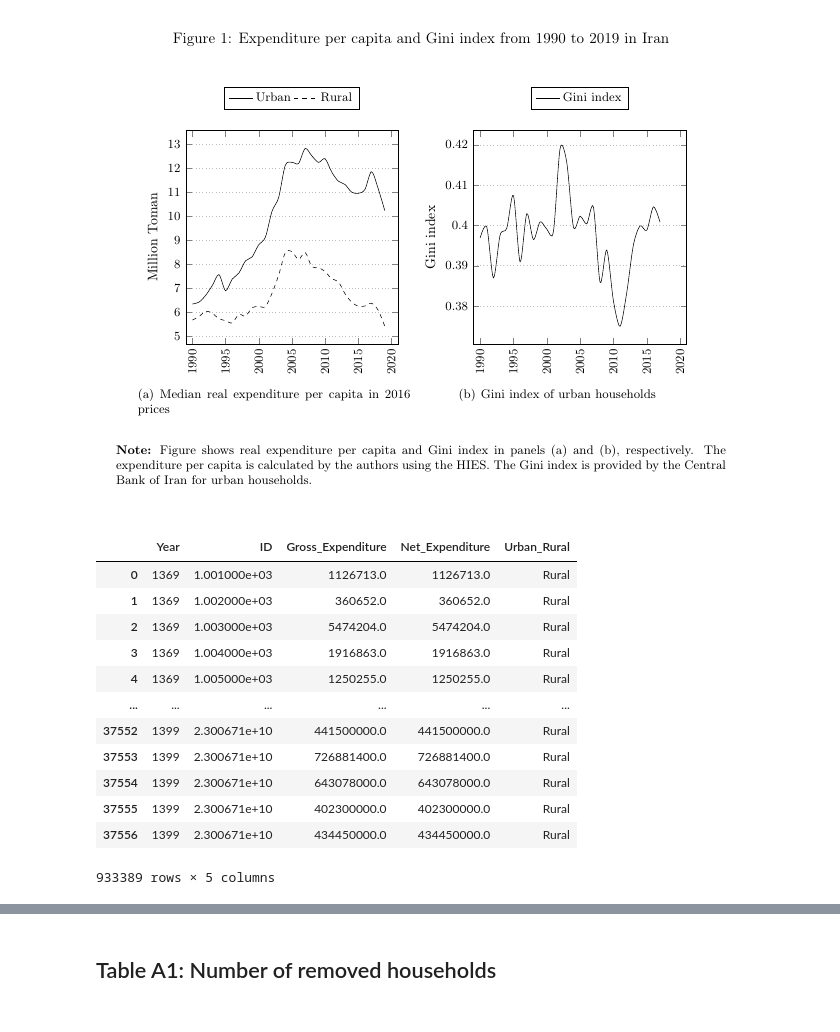
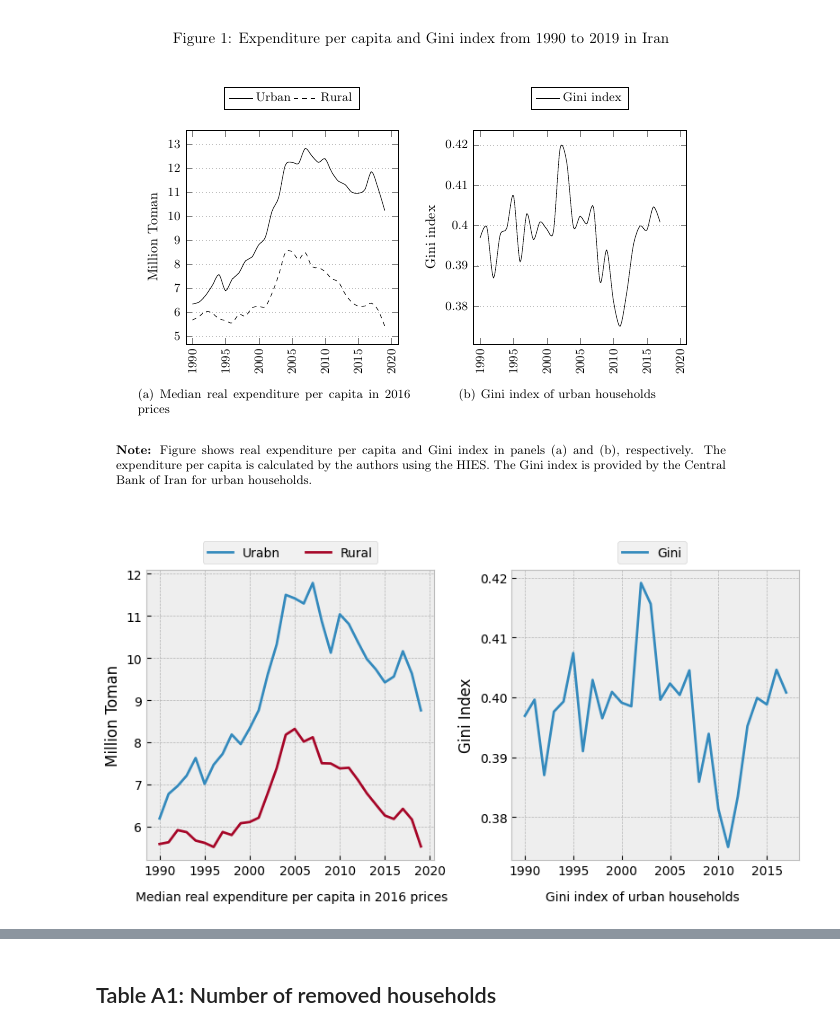
Before and after one commit to Iran-Open-Data/HBSIR_OLD, a Jupyter notebook: knowladge_base/amanzadeh_naser/amanzadeh_heydari_2023/main_article.ipynb, the cells around one changed output, grey strips where cells are left out. Saved outputs shown, nothing was run; the diff lists cells and outputs as text; code cells hidden in the pictures.

```diff
--- a/knowladge_base/amanzadeh_naser/amanzadeh_heydari_2023/main_article.ipynb
+++ b/knowladge_base/amanzadeh_naser/amanzadeh_heydari_2023/main_article.ipynb
@@ -266,22 +202,45 @@ expenditure_quantile_table
 report_pages[18].crop((100, 300, 750, 800))
 # %% [output]
 [figure]
-# %%
-(
-    hbsir.load_table("Total_Expenditure", years="1369-1399")
-    .pipe(hbsir.add_attribute, "Urban_Rural")
-)
-# %% [output]
-|  | Year | ID | Gross_Expenditure | Net_Expenditure | Urban_Rural |
-| 0 | 1369 | 1.001000e+03 | 1126713.0 | 1126713.0 | Rural |
-| 1 | 1369 | 1.002000e+03 | 360652.0 | 360652.0 | Rural |
-| 2 | 1369 | 1.003000e+03 | 5474204.0 | 5474204.0 | Rural |
-| 3 | 1369 | 1.004000e+03 | 1916863.0 | 1916863.0 | Rural |
-| 4 | 1369 | 1.005000e+03 | 1250255.0 | 1250255.0 | Rural |
-| ... | ... | ... | ... | ... | ... |
-| 37552 | 1399 | 2.300671e+10 | 441500000.0 | 441500000.0 | Rural |
-| 37553 | 1399 | 2.300671e+10 | 726881400.0 | 726881400.0 | Rural |
-| 37554 | 1399 | 2.300671e+10 | 643078000.0 | 643078000.0 | Rural |
-| 37555 | 1399 | 2.300671e+10 | 402300000.0 | 402300000.0 | Rural |
-| 37556 | 1399 | 2.300671e+10 | 434450000.0 | 434450000.0 | Rural |
-933389 rows × 5 columns
+# %%
+YEARS = range(1369, 1399)
+median_expenditure = (
+    hbsir.load_table("Total_Expenditure", years=YEARS)
+    .pipe(hbsir.add_attribute, "Urban_Rural")
+    .merge(
+        hbsir.external_data.load_table("cpi_by1395", separate_by="Urban_Rural"),
+        on=["Year", "Urban_Rural"],
+    )
+    .merge(hbsir.load_table("Equivalence_Scale", years=YEARS), on=["Year", "ID"])
+    .assign(
+        Real_Expenditure =
+        lambda df: df.eval("Gross_Expenditure / OECD_Modified * 100 / CPI / 1e7")
+    )
+    .groupby(["Year", "Urban_Rural"])["Real_Expenditure"].median()
+    .unstack()
+    .set_axis(pd.Index([year+ 621 for year in YEARS], name="Year"), axis="index")
+)
+# %%
+gini = (
+    hbsir.external_data.load_table("Gini", data_source="CBI")
+    .query("1369 <= Year <= 1398")
+    .eval("Year = Year + 621")
+    .set_index("Year")
+)
+# %%
+fig, (ax1, ax2) = plt.subplots(1, 2, figsize=(8, 4))
+ax1.plot(median_expenditure.index, median_expenditure["Urban"], label="Urabn")
+ax1.plot(median_expenditure.index, median_expenditure["Rural"], label="Rural")
+ax1.set_ylabel("Million Toman")
+ax1.legend(bbox_to_anchor=(0.5, 1.12), loc='upper center', ncols=2)
+
+ax2.plot(gini.index, gini["Gini"], label="Gini")
+ax2.set_ylabel("Gini Index")
+ax2.legend(bbox_to_anchor=(0.63, 1.12))
+
+fig.text(0.06, -0.03 , "Median real expenditure per capita in 2016 prices")
+fig.text(0.63, -0.03 , "Gini index of urban households")
+
+fig.tight_layout(pad=1)
+# %% [output]
+[figure, added]
```
Also changed, not shown: parts of 25 cells of this notebook.
